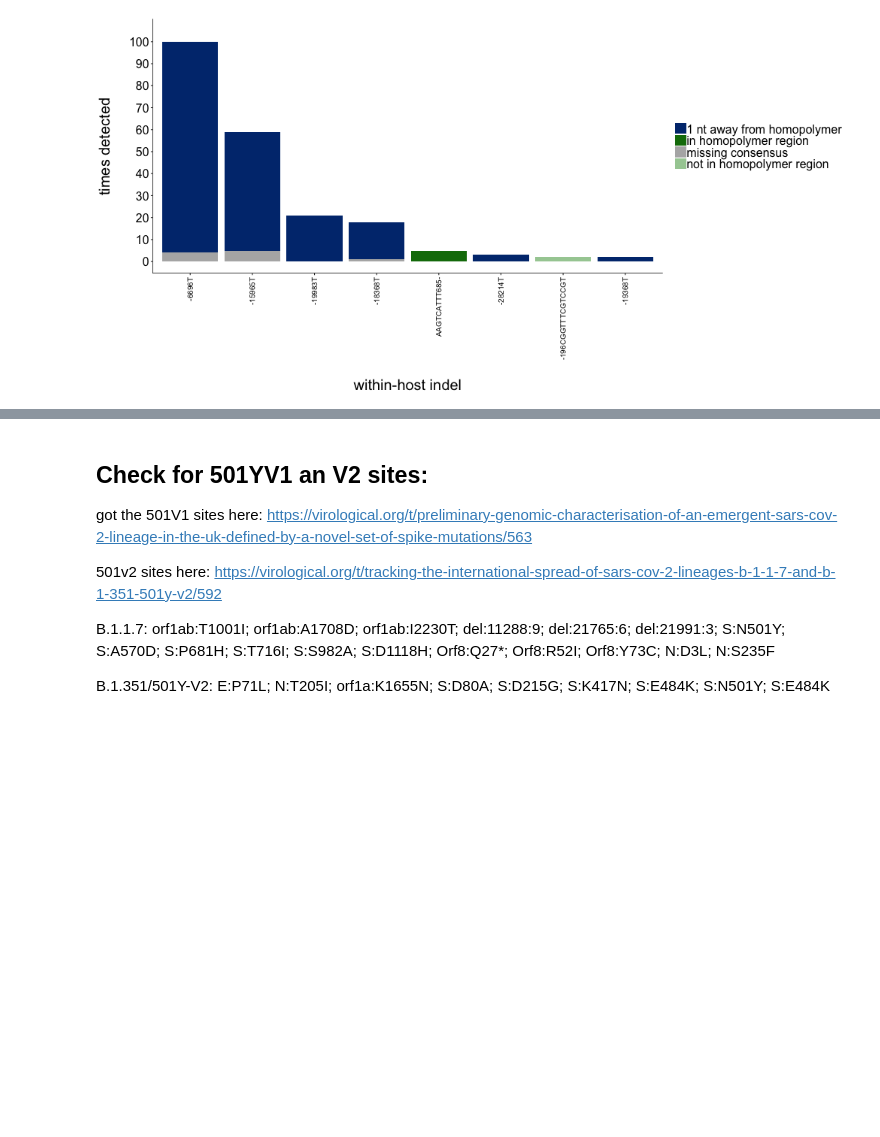
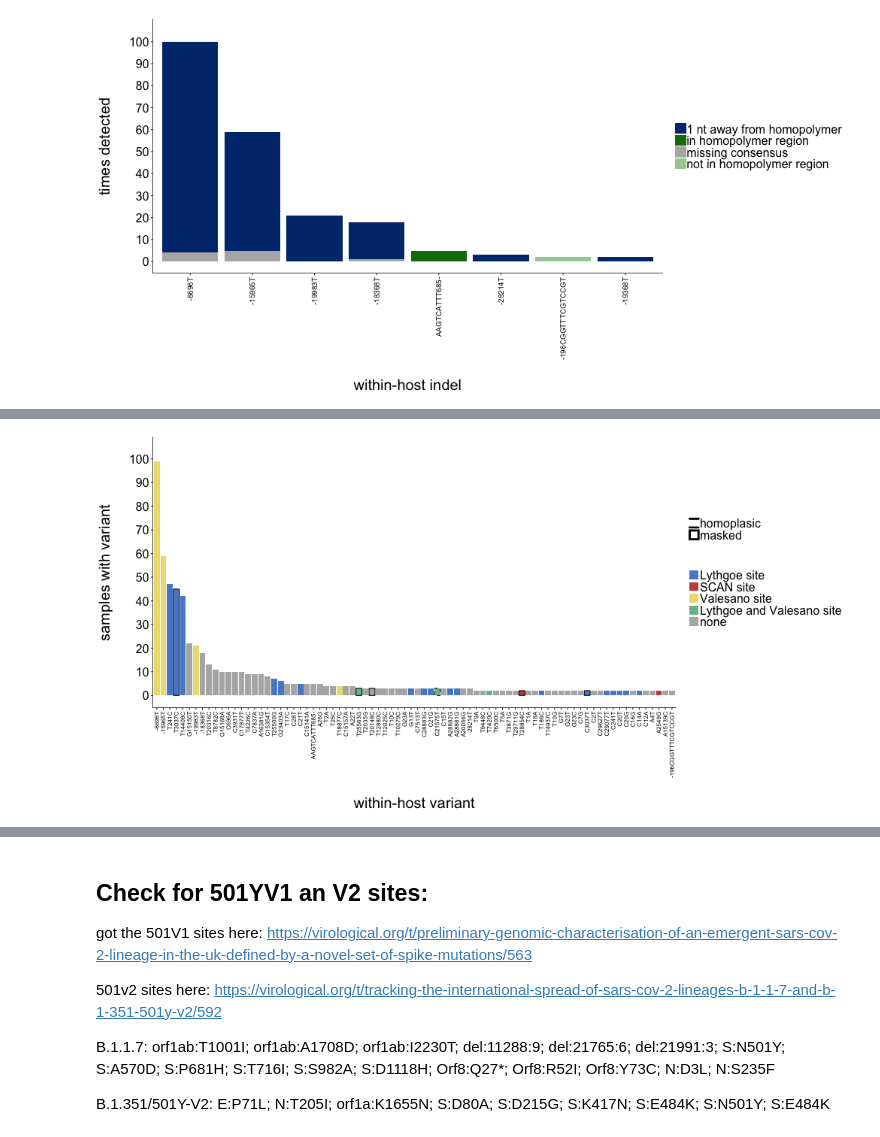
Before and after one commit to lmoncla/ncov-WI-within-host, a Jupyter notebook: scripts/shared-variants.ipynb, the cells around one changed output, grey strips where cells are left out. Saved outputs shown, nothing was run; the diff lists cells and outputs as text; code cells hidden in the pictures; blank space fills up the shorter version.

```diff
--- a/scripts/shared-variants.ipynb
+++ b/scripts/shared-variants.ipynb
@@ -549,0 +676,6 @@ p3
+# %%
+# snvs_more_than_once['lythgoe_counts'] = snvs_more_than_once['SNV'].apply(return_lythgoe_counts, args=[lythgoe_dict])
+snvs_more_than_once['other_datasets'] = snvs_more_than_once['SNV'].apply(return_classification, args=[lythgoe_dict, scan_dict, valesano_dict])
+indels_more_than_once['other_datasets'] = indels_more_than_once['SNV'].apply(return_classification, args=[lythgoe_dict, scan_dict, valesano_dict])
+
+snvs_more_than_once.head()
@@ -549,0 +691,8 @@ p3
+# %%
+snvs_more_than_once_to_plot = snvs_more_than_once.iloc[::4, :]
+snvs_more_than_once_to_plot.dropna(inplace=True)
+indels_more_than_once_to_plot = indels_more_than_once.iloc[::4, :]
+indels_more_than_once_to_plot.dropna(inplace=True)
+
+other_datasets_df = snvs_more_than_once_to_plot.append(indels_more_than_once_to_plot)
+other_datasets_df.head()
@@ -549,0 +714,46 @@ p3
+# %%
+%%R -w 1000 -h 500 -u px -i times_detected_cutoff_to_plot,variant_percent,current_date,other_datasets_df,order_of_variants # this sets the size of the plot...otherwise, it will go off the page\n",
+require(ggplot2)
+library(ggplot2)
+
+other_datasets_df <- other_datasets_df[(other_datasets_df$counts>=times_detected_cutoff_to_plot),]
+
+output_filename = paste("counts-variants-other-datasets-",variant_percent,"percent-",current_date,".pdf", sep="")
+
+other_datasets_df$SNV_f = factor(other_datasets_df$SNV, levels=c(order_of_variants))
+other_datasets_df$other_datasets_f = factor(other_datasets_df$other_datasets, levels=c("lythgoe_site","scan_site","valesano_site",'lythgoe_site_valesano_site',"none"))
+max_count = max(other_datasets_df$counts)
+
+p2 <- ggplot(other_datasets_df, aes(x=SNV_f, y=counts, fill=other_datasets_f,linetype=de_Maio_class))+
+    geom_col(color= "black")+
+    scale_fill_manual(values=c(lythgoe_site="#598ACD", none="grey70",valesano_site="#EDDD80",scan_site="#C94D4B",lythgoe_site_valesano_site="#75BF9A"), labels=c(lythgoe_site="Lythgoe site",scan_site="SCAN site",valesano_site="Valesano site",lythgoe_site_valesano_site="Lythgoe and Valesano site",none="none"))+
+    theme(panel.grid.major=element_line(colour=NA,size=NA))+
+    theme(panel.grid.minor=element_line(colour=NA,size=NA))+
+    scale_y_continuous(limits=c(0,max_count+5), breaks=seq(0,max_count+5,10))+
+    scale_linetype_manual(values=c(homoplasic=2,masked=1,none=0), labels=c(homoplasic="homoplasic", masked="masked",none=""))+
+    theme(plot.title=element_text(size=13))+
+    theme(strip.background = element_rect(colour=NA, fill=NA))+
+    theme(plot.margin=unit(c(0.1,0.1,0.1,0.1),"cm"))+
+    theme(axis.line.x=element_line(colour="black"))+
+    theme(axis.line.y=element_line(colour="black"))+
+    theme(axis.title.y=element_text(size=20, hjust=0.5, vjust=0.5))+
+    theme(axis.title.x=element_text(size=20, vjust=0.5))+
+    theme(axis.text.y=element_text(size=16, colour="black"))+
+    theme(axis.text.x=element_text(hjust=1, vjust=0.5, size=8, angle=90,colour="black"))+
+    theme(legend.text=element_text(size=16))+
+    theme(legend.title=element_blank())+
+    #theme(legend.position = c(0.9, 0.6))+ # (0,0) is bottom left, (1,1) is top right
+    theme(panel.margin=unit(1, "lines"))+
+    theme(legend.key.size=unit(0.55, "cm"))+
+    theme(panel.background=element_rect(fill=NA))+
+    theme(legend.key=element_rect(fill=NA))+
+    theme(legend.background = element_rect(color = "white", linetype = "solid"))+
+    labs(x="\nwithin-host variant",y="samples with variant\n")+
+    guides(fill = guide_legend(nrow = 5, override.aes = list(size=3.5, linetype=0)))+
+    guides(linetype = guide_legend(nrow = 3, override.aes = list(size=2, fill=NA)))
+
+
+ggsave(output_filename, p2, width = 12, height = 6, path="../figures/individual-pdfs/")
+p2
+# %% [output]
+[figure, added]
```
Also changed, not shown: parts of 47 cells of this notebook, 1 other file.
